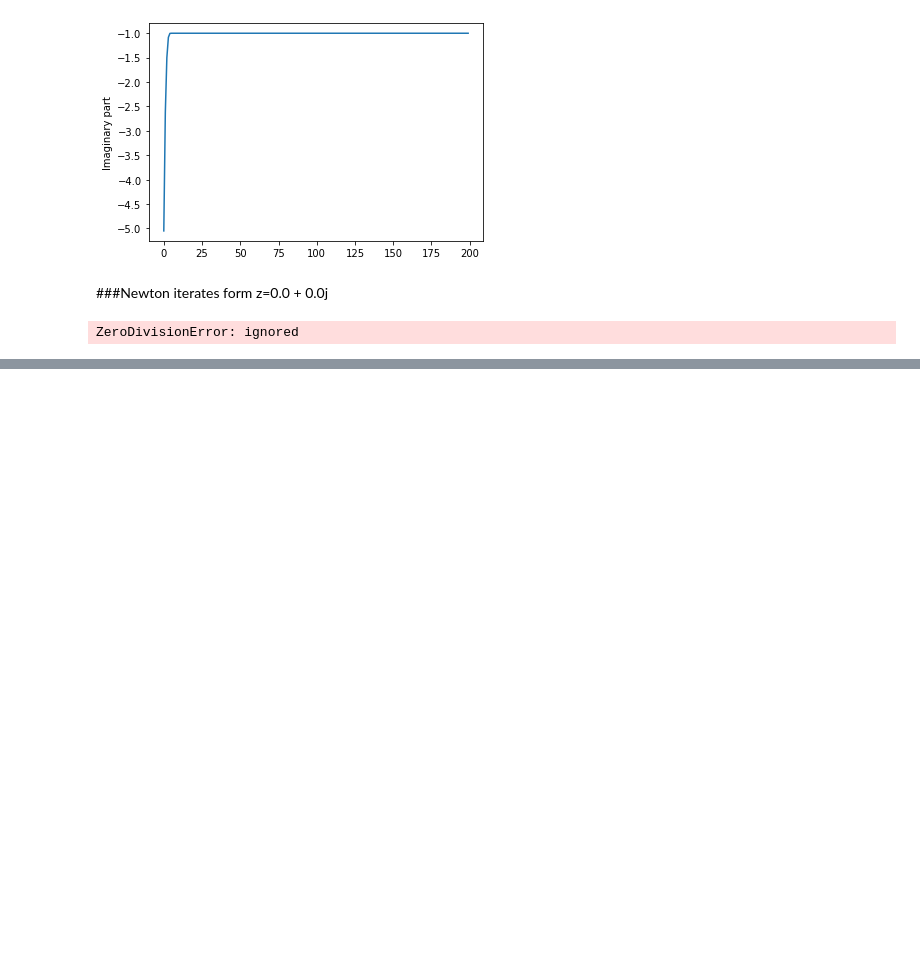
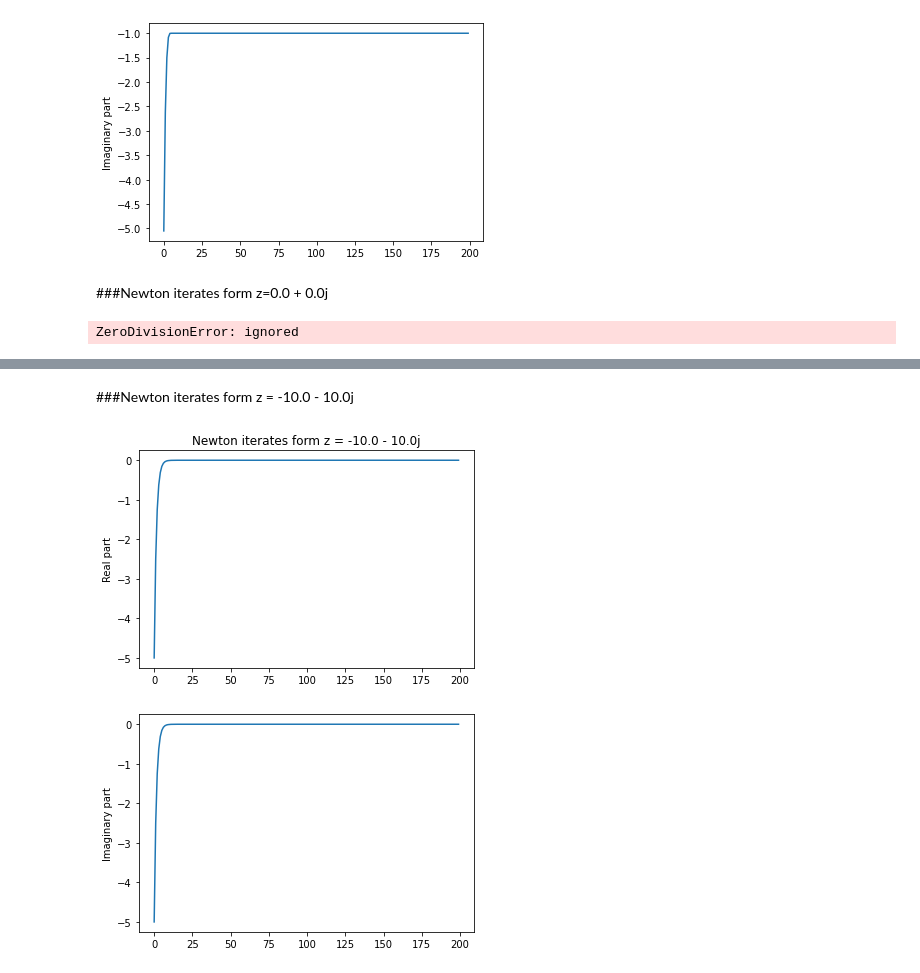
Before and after one commit to cdpinedao/AlgorithmsUN2020II, a Jupyter notebook: QuadraticEquation/QuadraticEquation.ipynb, the cells around one changed output, grey strips where cells are left out. Drawn from its saved outputs; the diff is of its cells as text; code cells hidden in the pictures; blank space fills up the shorter version.

```diff
--- a/QuadraticEquation/QuadraticEquation.ipynb
+++ b/QuadraticEquation/QuadraticEquation.ipynb
@@ -1228,0 +1288,27 @@ ZeroDivisionError: ignored
+# %% [markdown]
+###Newton iterates form z = -10.0 - 10.0j
+# %%
+def f(z):
+    return z ** 2
+
+def df(z):
+    return 2 * z
+
+z=-10.0 - 10.0j
+r=[]
+i=[]
+for k in range(200):
+  dz = df(z)
+  z = z - f(z) / dz # Newton iteration
+  r.append(np.real(z))
+  i.append(np.imag(z))
+plt.title('Newton iterates form z = -10.0 - 10.0j')
+plt.plot(r)
+plt.ylabel('Real part')
+plt.show()
+plt.plot(i)
+plt.ylabel('Imaginary part')
+plt.show()
+# %% [output]
+[figure, added]
+[figure, added]
```
Also changed, not shown: parts of 32 cells of this notebook.
